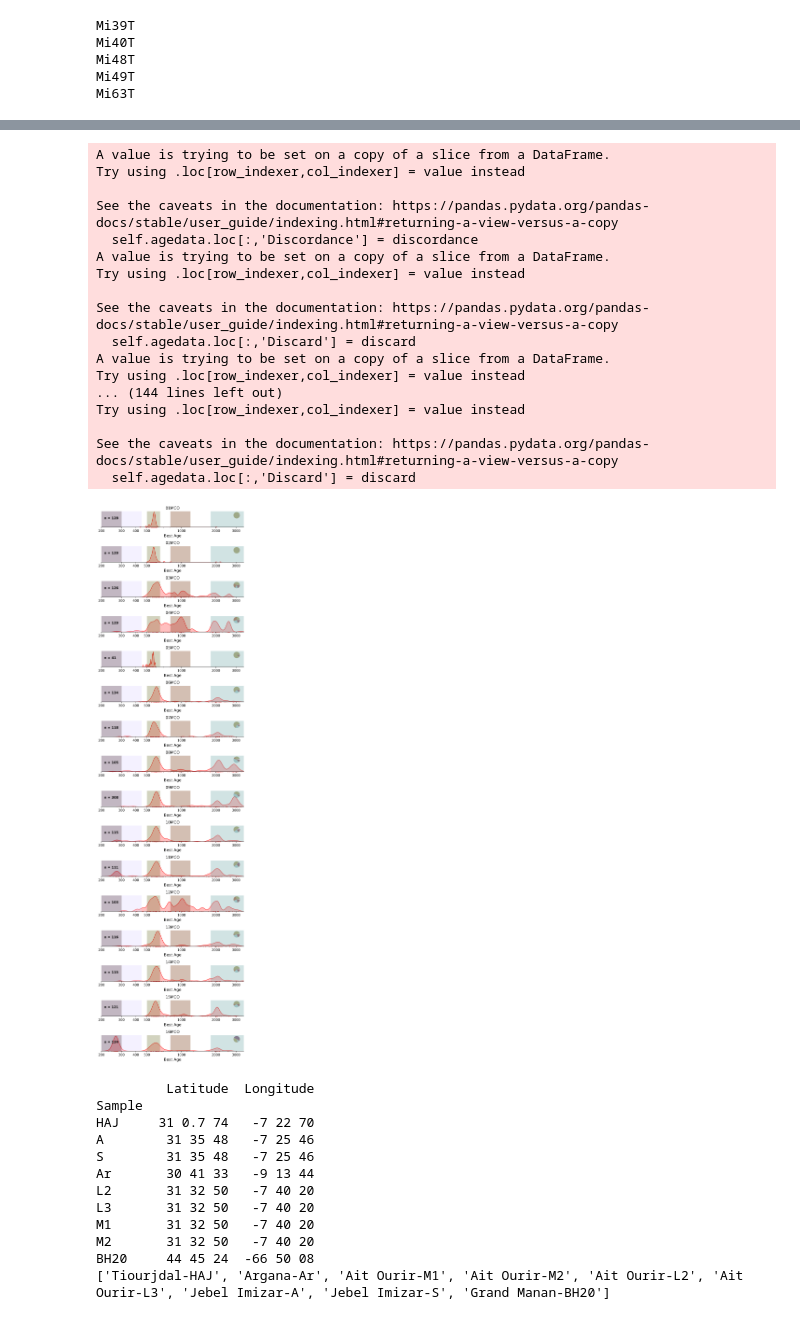
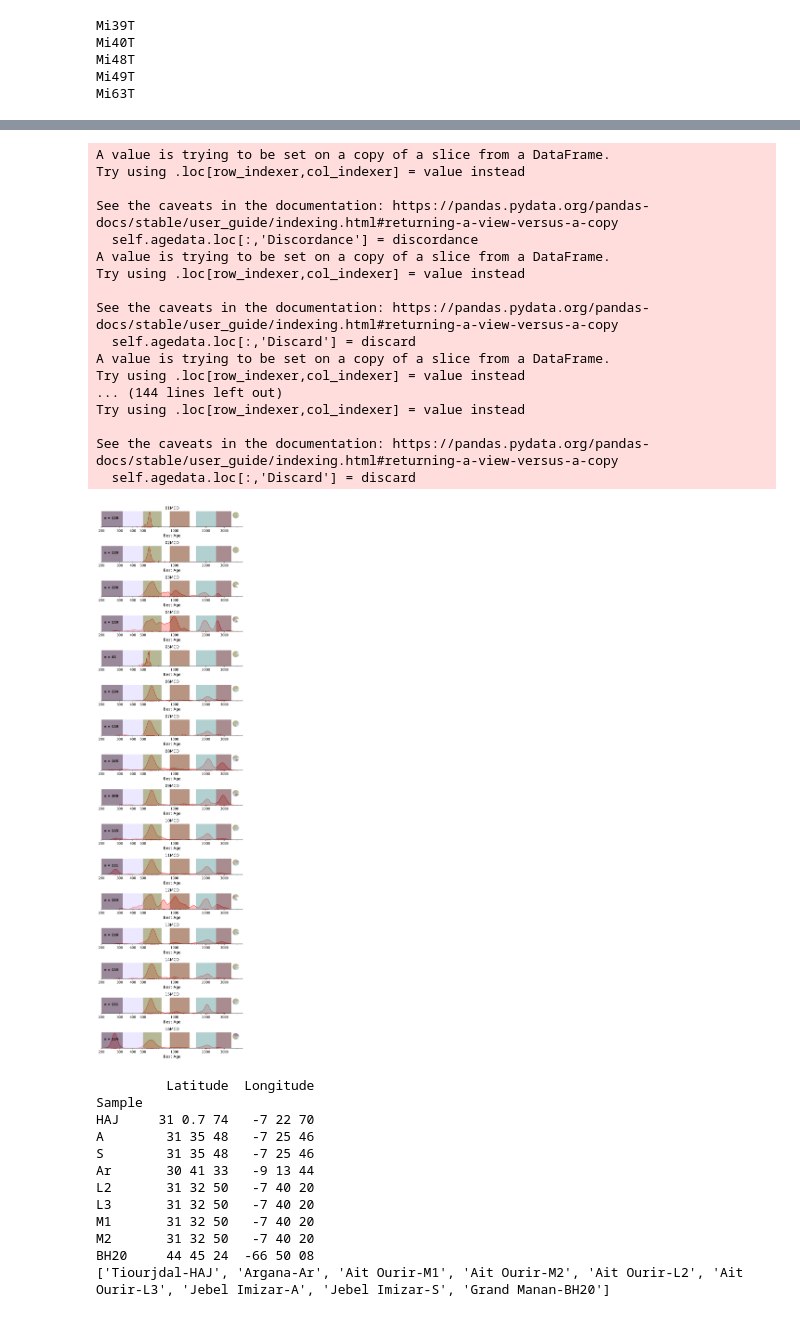
Before and after one commit to dyvasey/dataset-morocco-dz-2024, a Jupyter notebook: process_published.ipynb, the cells around one changed output, grey strips where cells are left out. Drawn from its saved outputs; the diff is of its cells as text; code cells hidden in the pictures.

Commit message:
tidied spans

```diff
--- a/process_published.ipynb
+++ b/process_published.ipynb
@@ -12,7 +12,7 @@ from geoscripts.dz import dz
 from geoscripts.latlon import dms2deg
 # %%
 # Set spans
-spans = [(200,300),(300,450),(500,650),(800,1200),(1800,3500)]
+spans = [(200,320),(320,500),(500,750),(900,1400),(1600,2500),(2500,3500)]
 cmap = cmc.glasgowS
 colors = cmap.colors
 # %%
@@ -71,9 +71,8 @@ for k,smp in enumerate(smps):
     ax = axs[k]
     smp.calc_bestage(col_238='206/238 Age (Ma)',col_207='207/206 Age (Ma)')
     smp.bestage = smp.bestage.astype(float) # Need to fix source code so this isn't necessary
-    smp.kde(ax=ax,bw_adjust=0.2,spans=spans,add_pie=True,span_kwargs={'colors':colors},
-            pie_kwargs={'colors':colors})
-    ax.set_xlim(200,3500)
+    smp.kde(ax=ax,bw_adjust=0.2,spans=spans,add_pie=True,span_colors=colors)
+    ax.set_xlim(200,4500)
     ax.set_title(smp.name)
     smp.save()
 
@@ -180,37 +179,36 @@ for name in meta.index:
 # Calculate best ages and plot KDEs
 fig,axs = plt.subplots(len(smps),figsize=(6.5,len(smps)*1.5),dpi=300)
 
 for k,smp in enumerate(smps):
     ax = axs[k]
     smp.calc_bestage(col_238='206/238  Age (Ma)',col_207='207/206 Age (Ma)')
     smp.bestage = smp.bestage.astype(float) # Need to fix source code so this isn't necessary
-    smp.kde(ax=ax,bw_adjust=0.2,spans=spans,add_pie=True,span_kwargs={'colors':colors},
-            pie_kwargs={'colors':colors})
-    ax.set_xlim(200,3500)
+    smp.kde(ax=ax,bw_adjust=0.2,spans=spans,add_pie=True,span_colors=colors)
+    ax.set_xlim(200,4500)
     ax.set_title(smp.name)
     smp.save()
 
 plt.tight_layout()
 fig.savefig('Perez_kdes.pdf')
 # %% [output]
 A value is trying to be set on a copy of a slice from a DataFrame.
 Try using .loc[row_indexer,col_indexer] = value instead
 
 See the caveats in the documentation: https://pandas.pydata.org/pandas-docs/stable/user_guide/indexing.html#returning-a-view-versus-a-copy
   self.agedata.loc[:,'Discordance'] = discordance
 A value is trying to be set on a copy of a slice from a DataFrame.
 Try using .loc[row_indexer,col_indexer] = value instead
 
 See the caveats in the documentation: https://pandas.pydata.org/pandas-docs/stable/user_guide/indexing.html#returning-a-view-versus-a-copy
   self.agedata.loc[:,'Discard'] = discard
 A value is trying to be set on a copy of a slice from a DataFrame.
 Try using .loc[row_indexer,col_indexer] = value instead
 ... (144 lines left out)
 Try using .loc[row_indexer,col_indexer] = value instead
 
 See the caveats in the documentation: https://pandas.pydata.org/pandas-docs/stable/user_guide/indexing.html#returning-a-view-versus-a-copy
   self.agedata.loc[:,'Discard'] = discard
-[figure, old version]
+[figure, new version]
 # %%
 # Prep data for IsoplotR
 output = 'isoplotr/input_data/'
```
Also changed, not shown: parts of 2 cells of this notebook, 1 other file.
